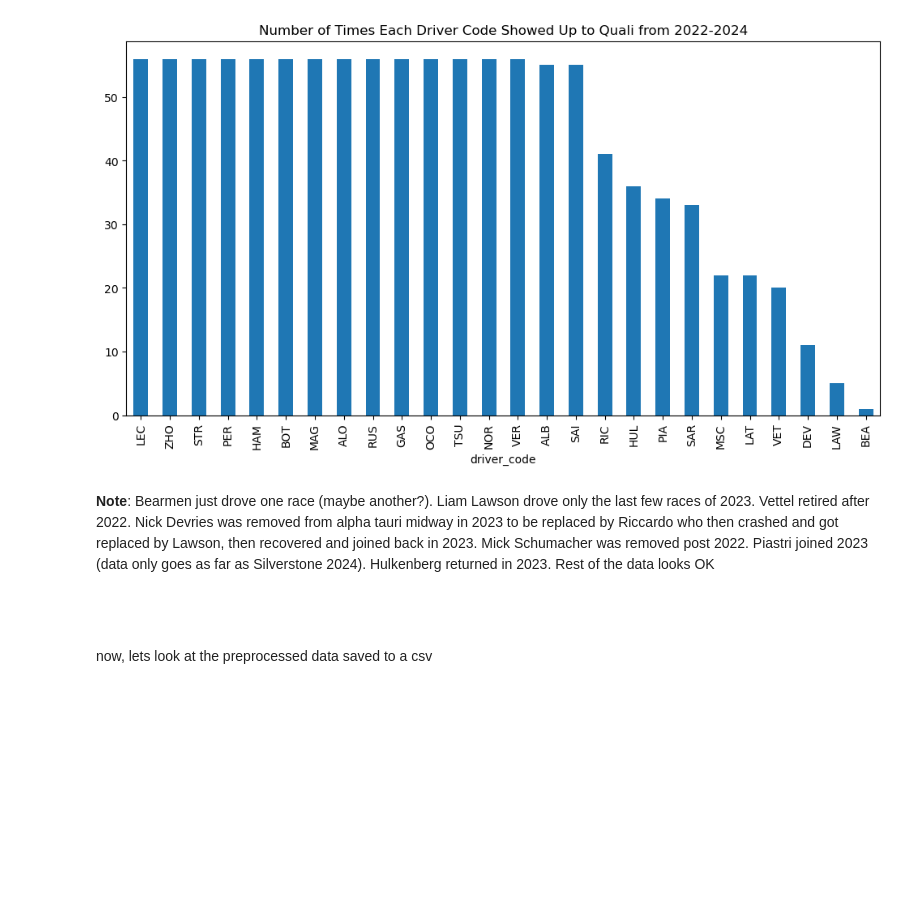
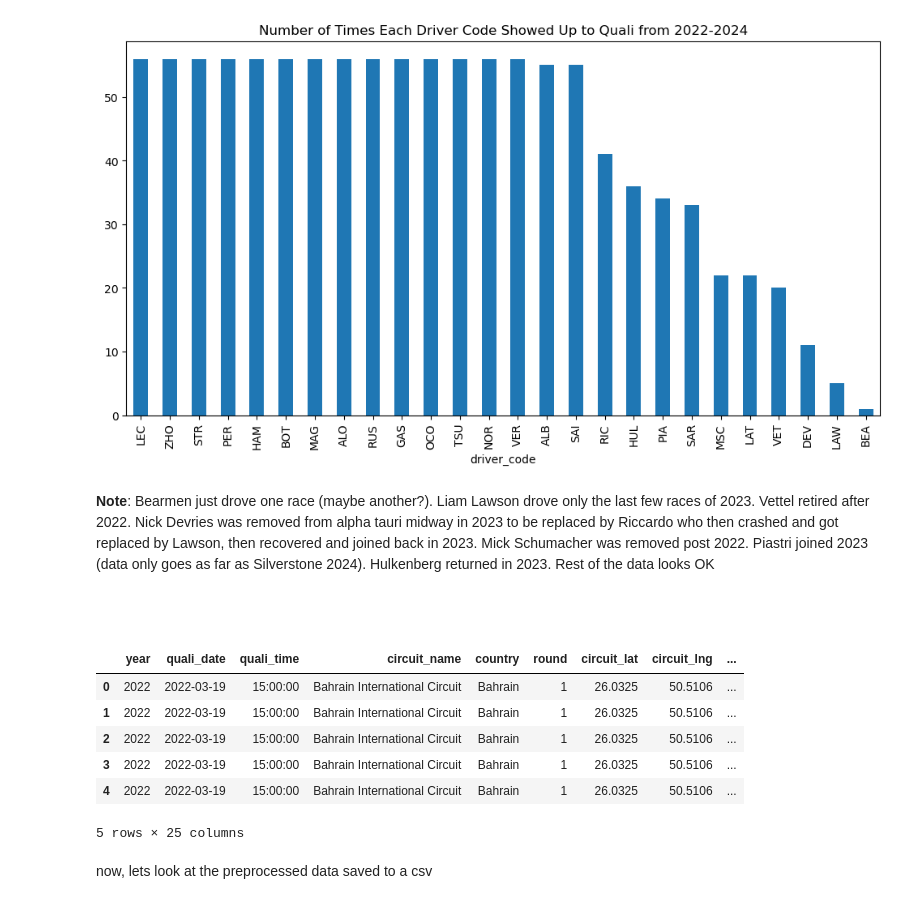
Before and after one commit to Arya230503/F1-Quali-pred, a Jupyter notebook: preprocessing.ipynb, the cells around one changed output. Saved outputs shown, nothing was run; the diff lists cells and outputs as text; code cells hidden in the pictures; blank space fills up the shorter version.

````diff
--- a/preprocessing.ipynb
+++ b/preprocessing.ipynb
@@ -108,7 +122,7 @@ def add_weather_features(quali_data):
             temp = data.iloc[0]['tavg']  # Average temperature
             wind_speed = data.iloc[0]['wspd']  # Wind speed in kmph
             precipitation = data.iloc[0]['prcp']  # Precipitation in mm
-            was_raining = precipitation > 0 # TODO! This needs to be improved a bit for data correction
+            was_raining = 1 if precipitation > 0 else 0  # 1 if raining, 0 otherwise
 
             return {
                 "temperature": temp,
@@ -174,6 +188,35 @@ def process_qualifying_order(quali_data):
     quali_data[['qualifying_q1', 'qualifying_q2', 'qualifying_q3']] = quali_data[['qualifying_q1', 'qualifying_q2', 'qualifying_q3']].replace('\\N', 0)
     quali_data['quali_classification_time'] = quali_data.apply(get_classification_time, axis=1)
     return quali_data
+# %%
+def assign_quali_position(quali_data):
+    """
+    Assign qualifying positions based on qualifying classification time for each track in a season.
+
+    Args:
+        quali_data (pd.DataFrame): DataFrame containing qualifying data with columns 'year', 'circuit_name',
+                                   and 'quali_classification_time_ms'.
+
+    Returns:
+        pd.DataFrame: DataFrame with a new column 'quali_position' added.
+    """
+    quali_data['quali_classification_time_ms'] = quali_data['quali_classification_time_ms'].fillna(float('inf'))
+
+    quali_data['quali_position'] = (
+        quali_data
+        .groupby(['year', 'circuit_name'])['quali_classification_time_ms']
+        .rank(method='min', ascending=True)
+        .astype(int)
+    )
+    return quali_data
+
+
+# Example usage
+
+test_quali_data = assign_quali_position(test_quali_data)
+test_quali_data.head()
+
+test_quali_data.to_csv('data/test_data/test_quali_data.csv', index=False)
 # %%
 def convert_dtypes(quali_data):
     """
@@ -334,3 +512,5 @@ memory usage: 167.3+ KB
 # %%
 quali_2022_to_2025 = convert_times_to_milliseconds(quali_2022_to_2025)
+# %%
+quali_2022_to_2025 = assign_quali_position(quali_2022_to_2025)
 # %%
@@ -365,6 +545,16 @@ Number of Unique Driver Codes: 26
 ```markdown
 
 ```
+# %%
+quali_2022_to_2025.head()
+# %% [output]
+|  | year | quali_date | quali_time | circuit_name | country | round | circuit_lat | circuit_lng | ... |
+| 0 | 2022 | 2022-03-19 | 15:00:00 | Bahrain International Circuit | Bahrain | 1 | 26.0325 | 50.5106 | ... |
+| 1 | 2022 | 2022-03-19 | 15:00:00 | Bahrain International Circuit | Bahrain | 1 | 26.0325 | 50.5106 | ... |
+| 2 | 2022 | 2022-03-19 | 15:00:00 | Bahrain International Circuit | Bahrain | 1 | 26.0325 | 50.5106 | ... |
+| 3 | 2022 | 2022-03-19 | 15:00:00 | Bahrain International Circuit | Bahrain | 1 | 26.0325 | 50.5106 | ... |
+| 4 | 2022 | 2022-03-19 | 15:00:00 | Bahrain International Circuit | Bahrain | 1 | 26.0325 | 50.5106 | ... |
+5 rows × 25 columns
 # %% [markdown]
 now, lets look at the preprocessed data saved to a csv
 # %%
````
Also changed, not shown: parts of 18 cells of this notebook.
